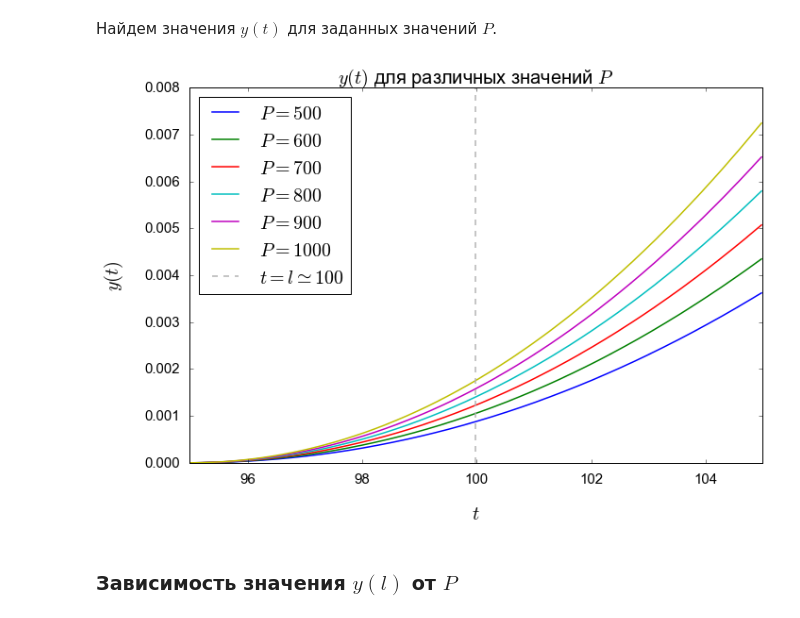
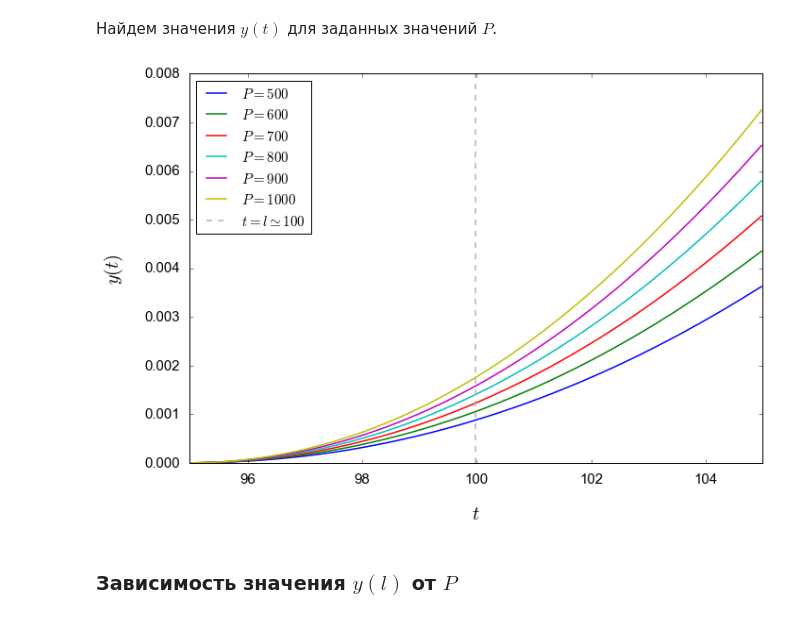
Before and after one commit to vaddya/computational-math, a Jupyter notebook: coursework/coursework.ipynb, the cells around one changed output. Cells and saved outputs as stored; diff of their text form; code cells hidden in the pictures.

```diff
--- a/coursework/coursework.ipynb
+++ b/coursework/coursework.ipynb
@@ -172,21 +181,21 @@ for p in get_p():
 # %%
 axes = plt.figure(figsize=(10,7)).gca()
 
 for i in range(len(get_p())):
     axes.plot(t, values[i], linewidth=1.5, label='$P = {p}$'.format(p=get_p()[i]))
 
 axes.plot([l, l], [0, 0.008], color='0.7', linewidth=1.5, linestyle='--', label='$t = l \simeq {l}$'.format(l=math.ceil(l)))
-axes.legend(loc='upper left', fontsize=20)
+axes.legend(loc='upper left', fontsize=15)
 axes.set_xlabel('$t$', fontsize=20, labelpad=20)
 axes.set_ylabel('$y(t)$', fontsize=20, labelpad=20)
 axes.tick_params(labelsize=15, pad=10)
 axes.set_xlim([l-5, l+5])
-plt.title('$y(t)$ для различных значений $P$', fontsize=20)
+#plt.title('$y(t)$ для различных значений $P$', fontsize=20)
 plt.tight_layout()
 plt.savefig('./pics/p.png')
 plt.show()
 # %% [output]
-[figure, old version]
+[figure, new version]
 # %% [markdown]
 ### Зависимость значения $y(l)$ от $P$
 # %% [markdown]
```
Also changed, not shown: parts of 18 cells of this notebook, 8 other files.
